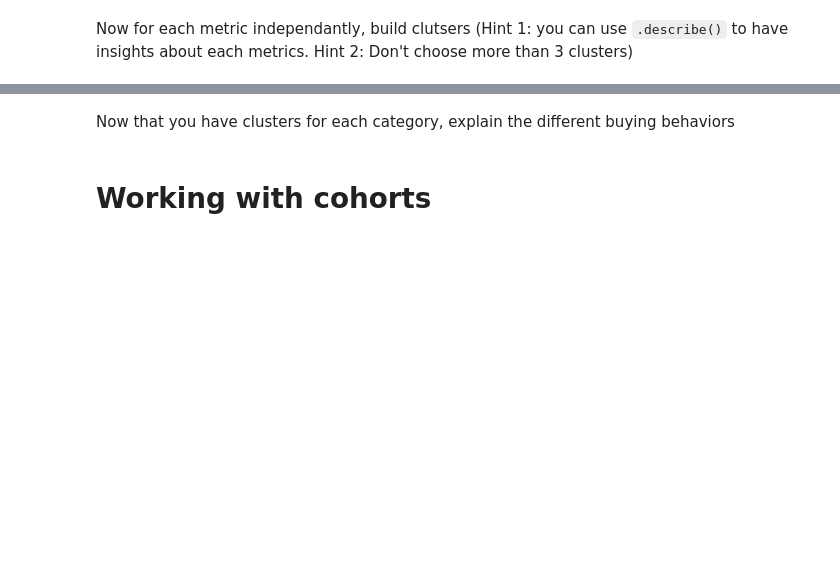
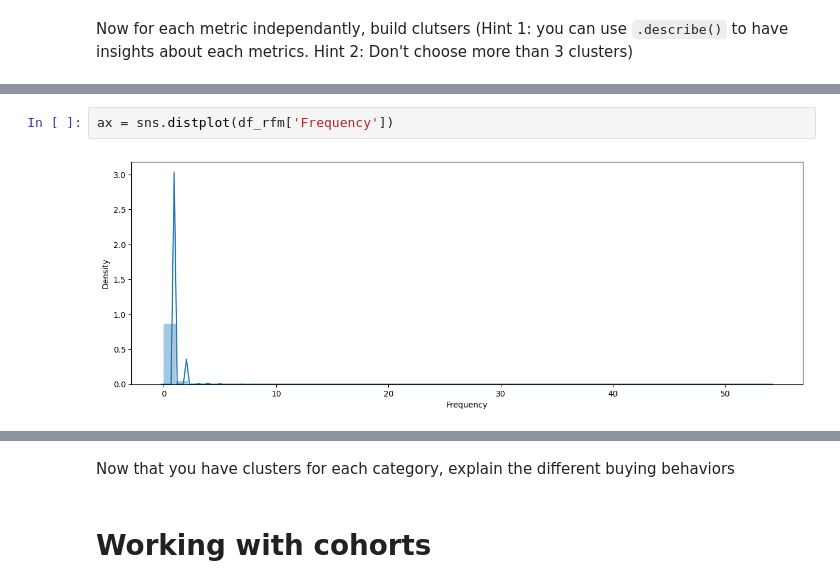
Before and after one commit to kamelbenabdelkader/rfm_clustering_arturo, a Jupyter notebook: notebook/01_RFM_ecommerce_kamel.ipynb, the cells around one changed output, grey strips where cells are left out. Drawn from its saved outputs; the diff is of its cells as text; blank space fills up the shorter version.

```diff
--- a/notebook/01_RFM_ecommerce_kamel.ipynb
+++ b/notebook/01_RFM_ecommerce_kamel.ipynb
@@ -233,0 +512,4 @@ Now for each metric independantly, build clutsers (Hint 1: you can use `.describ
+# %%
+ax = sns.distplot(df_rfm['Frequency'])
+# %% [output]
+[figure, added]
```
Also changed, not shown: parts of 99 cells of this notebook, 29 other files.
